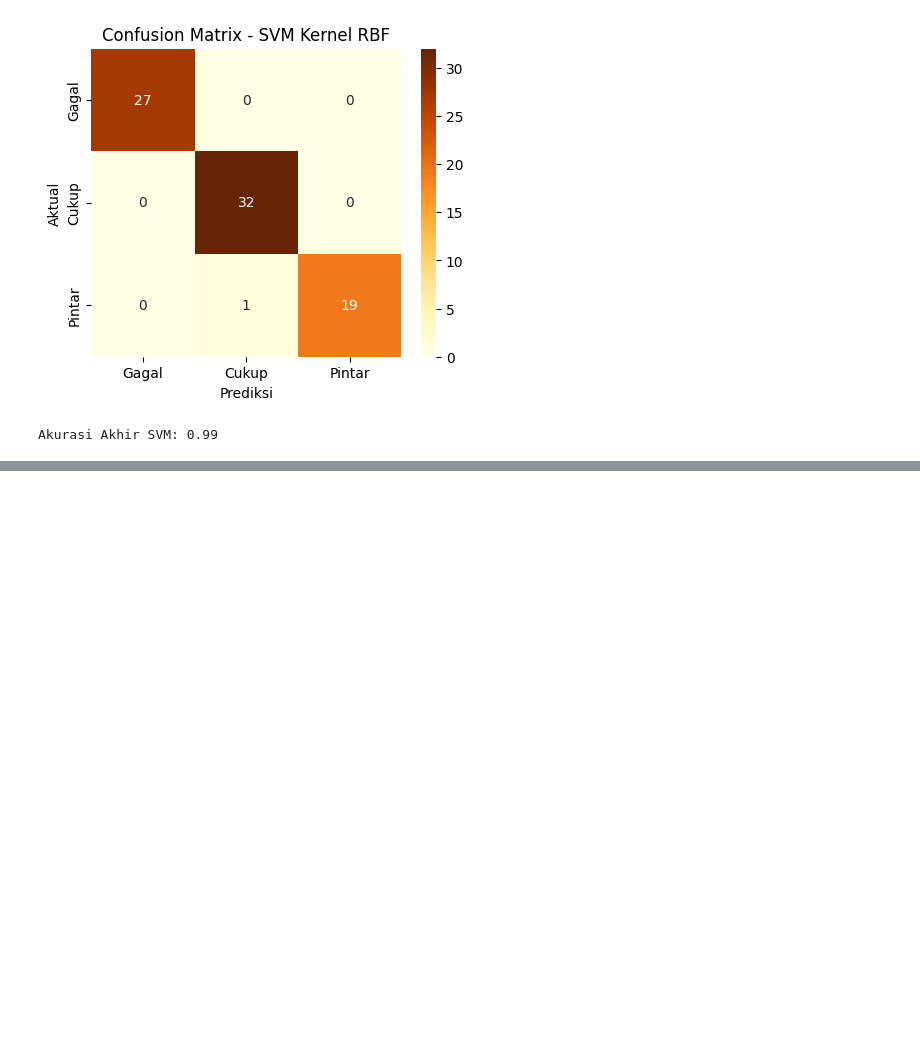
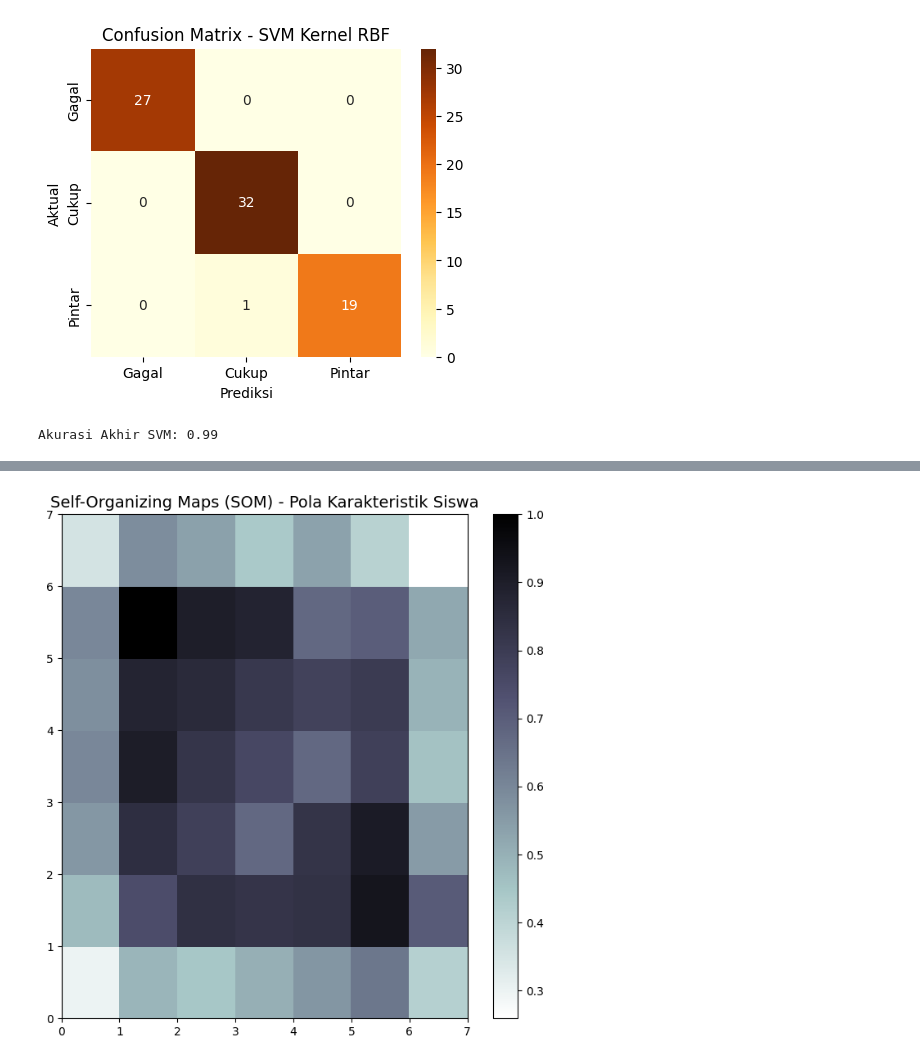
Before and after one commit to vaniajou/Sistem-Peringatan-Dini-Kegagalan-Siswa, a Jupyter notebook: Untitled6.ipynb, the cells around one changed output, grey strips where cells are left out. Saved outputs shown, nothing was run; the diff lists cells and outputs as text; code cells hidden in the pictures; blank space fills up the shorter version.

```diff
--- a/Untitled6.ipynb
+++ b/Untitled6.ipynb
@@ -523,0 +566,16 @@ Rekomendasi Aksi Optimal: A0: No Action
+# %%
+# 11: NEURAL NETWORK SOM
+!pip install minisom -q
+from minisom import MiniSom
+
+som = MiniSom(7, 7, X_train_scaled.shape[1], sigma=1.0, learning_rate=0.5)
+som.random_weights_init(X_train_scaled)
+som.train_random(X_train_scaled, 1000)
+
+plt.figure(figsize=(8, 8))
+plt.pcolor(som.distance_map().T, cmap='bone_r')
+plt.colorbar()
+plt.title('Self-Organizing Maps (SOM) - Pola Karakteristik Siswa', fontsize=14)
+plt.show()
+# %% [output]
+[figure, added]
```
Also changed, not shown: parts of 5 cells of this notebook.
